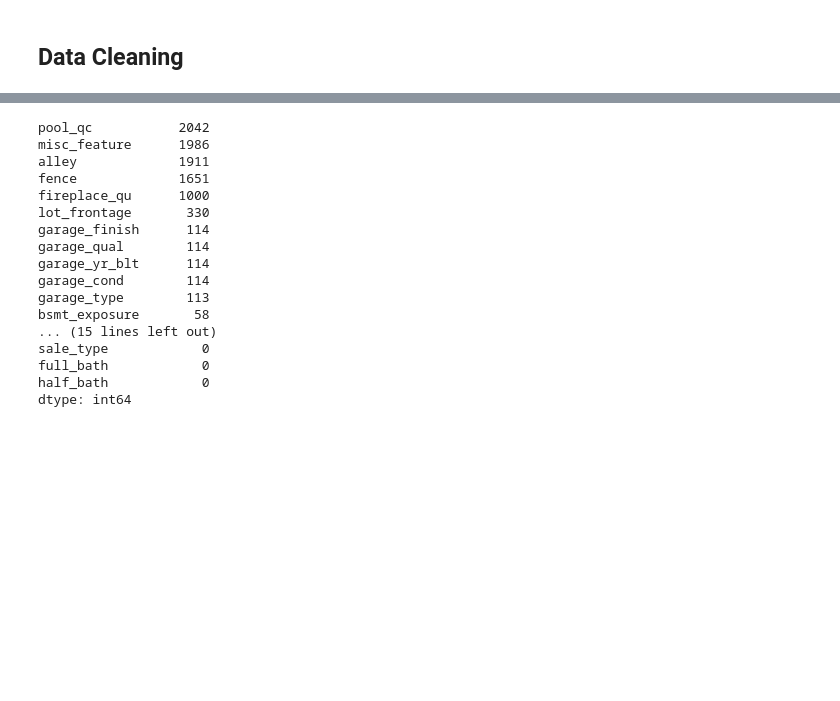
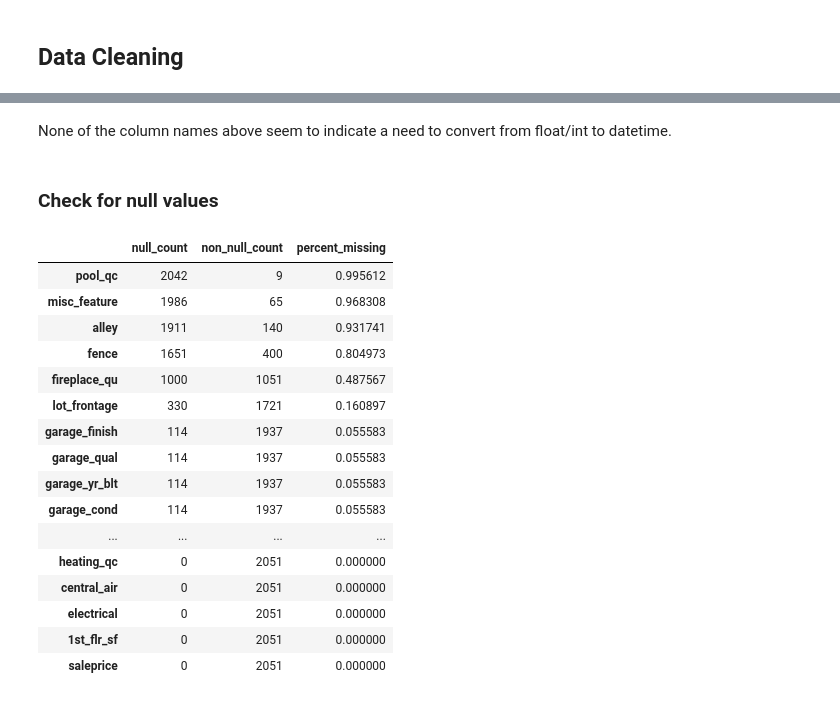
Before and after one commit to ngwtl/DSI-SG-24-projects, a Jupyter notebook: project_2/code/ethan-project-2-code.ipynb, the cells around one changed output, grey strips where cells are left out. Saved outputs shown, nothing was run; the diff lists cells and outputs as text; code cells hidden in the pictures; blank space fills up the shorter version.

```diff
--- a/project_2/code/ethan-project-2-code.ipynb
+++ b/project_2/code/ethan-project-2-code.ipynb
@@ -159,23 +278,35 @@ dtype: int64
+# %% [markdown]
+None of the column names above seem to indicate a need to convert from float/int to datetime.
+# %% [markdown]
+### Check for null values
 # %%
+# Create columns for number of missing values and percent missing
+train_null = pd.DataFrame(
+    {'null_count' : train.isnull().sum(),
+    'non_null_count' : train.count()
+    }
+)
 
-train.isnull().sum().sort_values(ascending = False).head(30)
-# draw html table
+train_null["percent_missing"] = train_null.null_count / \
+                                (train_null.null_count + train_null.non_null_count)
+
+train_null.sort_values("percent_missing", ascending = False)
 # %% [output]
-pool_qc           2042
-misc_feature      1986
-alley             1911
-fence             1651
-fireplace_qu      1000
-lot_frontage       330
-garage_finish      114
-garage_qual        114
-garage_yr_blt      114
-garage_cond        114
-garage_type        113
-bsmt_exposure       58
-... (15 lines left out)
-sale_type            0
-full_bath            0
-half_bath            0
-dtype: int64
+|  | null_count | non_null_count | percent_missing |
+| pool_qc | 2042 | 9 | 0.995612 |
+| misc_feature | 1986 | 65 | 0.968308 |
+| alley | 1911 | 140 | 0.931741 |
+| fence | 1651 | 400 | 0.804973 |
+| fireplace_qu | 1000 | 1051 | 0.487567 |
+| lot_frontage | 330 | 1721 | 0.160897 |
+| garage_finish | 114 | 1937 | 0.055583 |
+| garage_qual | 114 | 1937 | 0.055583 |
+| garage_yr_blt | 114 | 1937 | 0.055583 |
+| garage_cond | 114 | 1937 | 0.055583 |
+| ... | ... | ... | ... |
+| heating_qc | 0 | 2051 | 0.000000 |
+| central_air | 0 | 2051 | 0.000000 |
+| electrical | 0 | 2051 | 0.000000 |
+| 1st_flr_sf | 0 | 2051 | 0.000000 |
+| saleprice | 0 | 2051 | 0.000000 |
 # %%
```
Also changed, not shown: parts of 24 cells of this notebook.
